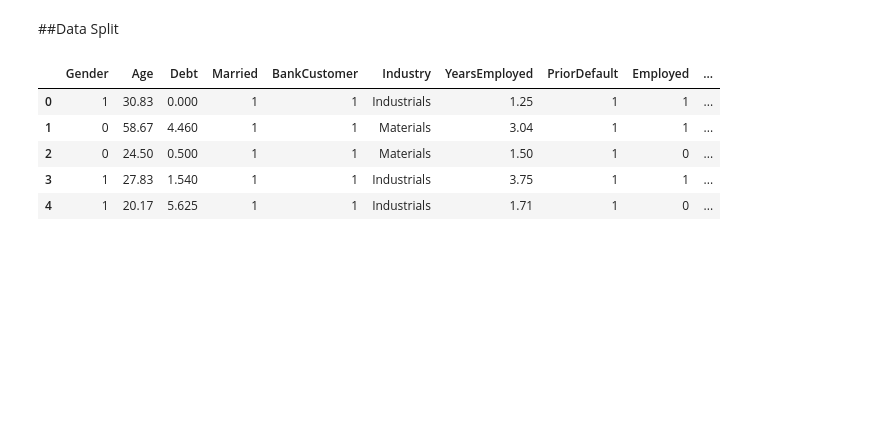
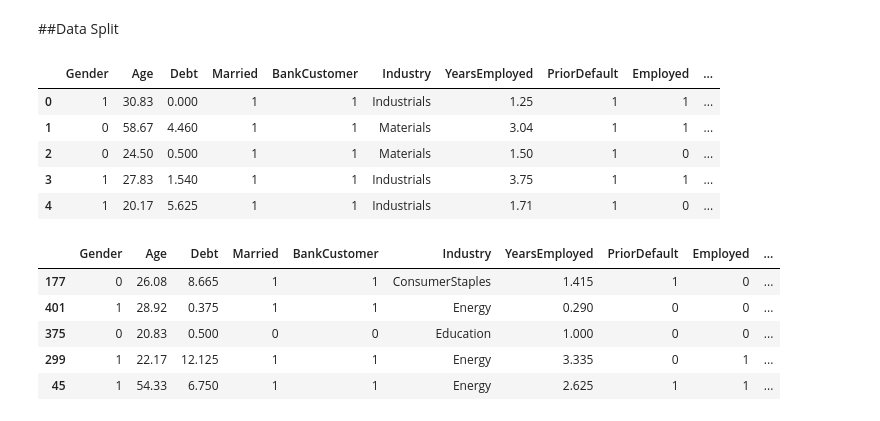
Before and after one commit to anujott-codes/Credit-Loan-Approval, a Jupyter notebook: Credit_Approval.ipynb, the cells around one changed output. Cells and saved outputs as stored; diff of their text form; code cells hidden in the pictures; blank space fills up the shorter version.

```diff
--- a/Credit_Approval.ipynb
+++ b/Credit_Approval.ipynb
@@ -247,3 +261,13 @@ X.head()
 | 4 | 1 | 20.17 | 5.625 | 1 | 1 | Industrials | 1.71 | 1 | 0 | ... |
 # %%
 #data split for training set and test set
+X_train,X_test,y_train,y_test = train_test_split(X,y,test_size=0.2,stratify=y,random_state=42)
+# %%
+X_train.head()
+# %% [output]
+|  | Gender | Age | Debt | Married | BankCustomer | Industry | YearsEmployed | PriorDefault | Employed | ... |
+| 177 | 0 | 26.08 | 8.665 | 1 | 1 | ConsumerStaples | 1.415 | 1 | 0 | ... |
+| 401 | 1 | 28.92 | 0.375 | 1 | 1 | Energy | 0.290 | 0 | 0 | ... |
+| 375 | 0 | 20.83 | 0.500 | 0 | 0 | Education | 1.000 | 0 | 0 | ... |
+| 299 | 1 | 22.17 | 12.125 | 1 | 1 | Energy | 3.335 | 0 | 1 | ... |
+| 45 | 1 | 54.33 | 6.750 | 1 | 1 | Energy | 2.625 | 1 | 1 | ... |
```
Also changed, not shown: parts of 15 cells of this notebook.
